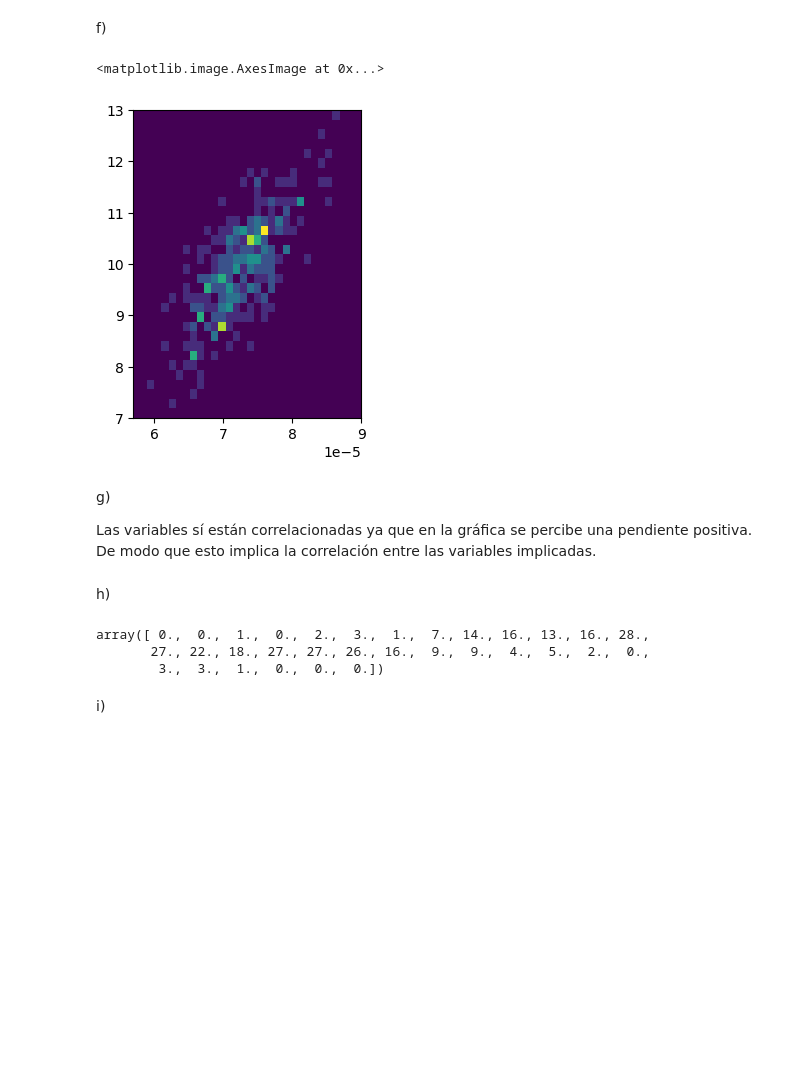
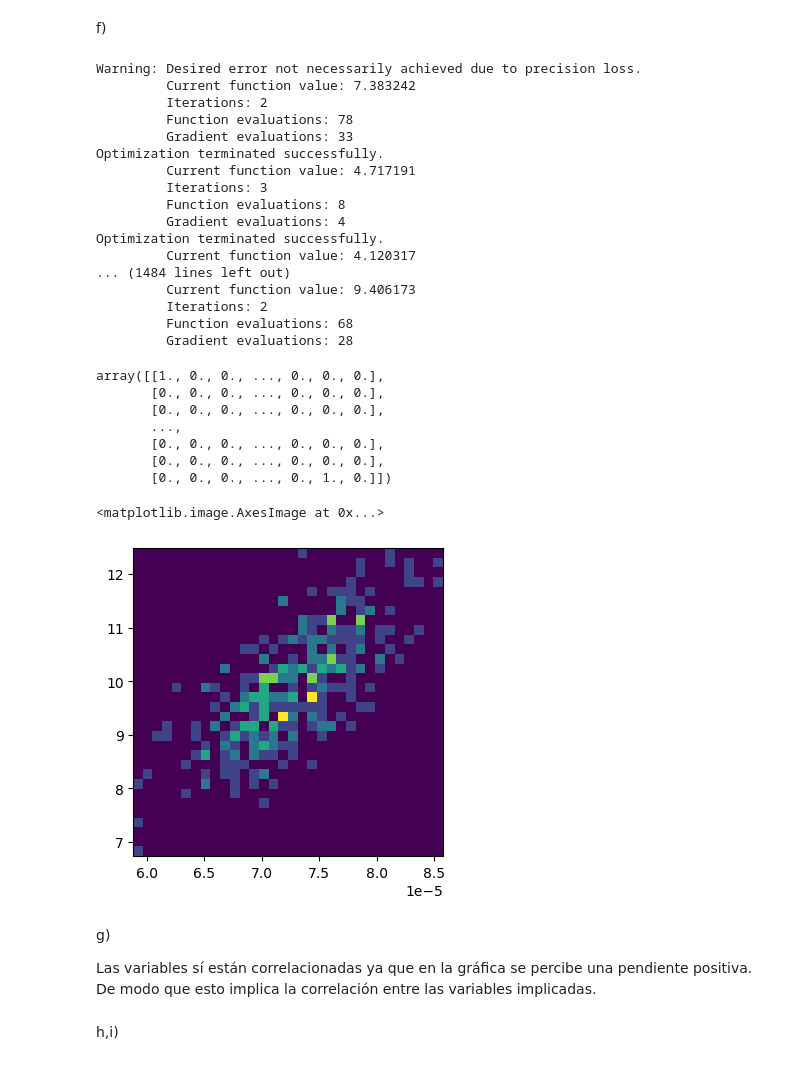
Before and after one commit to lsperezm/Metodos1-LauraPerez-SofiaLizarazo, a Jupyter notebook: Parcial4/Parcial4-LauraSofiaPerez-BrendaSofiaLizarazo.ipynb, the cells around one changed output. Cells and saved outputs as stored; diff of their text form; code cells hidden in the pictures; blank space fills up the shorter version.

```diff
--- a/Parcial4/Parcial4-LauraSofiaPerez-BrendaSofiaLizarazo.ipynb
+++ b/Parcial4/Parcial4-LauraSofiaPerez-BrendaSofiaLizarazo.ipynb
@@ -232,28 +200,68 @@ Warning: Desired error not necessarily achieved due to precision loss.
+# %%
+y_arr=np.array(y)
+h=np.array(h)
+sigmay_arr=np.array(sigmay)
+N=300
+# %%
+def Optimizar(lamb,y,h,sigmay):
+    Gravedad=np.zeros(300)
+    Omega=np.zeros(300)
+
+    for i in range(N):
+        g_i= 9.81+np.random.normal(loc=0,scale=1)
+        y_n=y_arr+np.random.normal(loc=0,scale=sigmay_arr[0],size=len(y_arr))
+        Gravedad[i]=g_i
+        optim = spo.minimize( nll, p0, args=(h,y_n,sigmay,lamb,g_i),options={'disp':True} )
+        Omega[i]=optim.x
+
+    return Omega,Gravedad
 # %% [markdown]
 f)
+# %%
+def DistConjunta(Omega,Gravedad):
+    binsx=np.linspace(min(Omega),max(Omega),33)
+    binsy=np.linspace(min(Gravedad),max(Gravedad),33)
+    H2,binsx,binsy = np.histogram2d(Omega,Gravedad,bins=(binsx,binsy))
+
+    return H2,binsx,binsy
 # %%
-binsx=np.linspace(5.7e-5,9e-5,33)
-binsy=np.linspace(7,13,33)
-H2,binsx,binsy = np.histogram2d(Omega,Gravedad,bins=(binsx,binsy))
-
-fig = plt.figure(figsize=(10,4))
-ax = fig.add_subplot(131)
-plt.imshow(H2.T, origin='lower', extent=[binsx[0], binsx[-1], binsy[0], binsy[-1]], aspect='auto')
+Omega_30,Gravedad_30=Optimizar(30,y_arr,h,sigmay_arr)
+H230,binsx30,binsy30=DistConjunta(Omega_30,Gravedad_30)
+H230
 # %% [output]
-<matplotlib.image.AxesImage at 0x...>
+Warning: Desired error not necessarily achieved due to precision loss.
+         Current function value: 7.383242
+         Iterations: 2
+         Function evaluations: 78
+         Gradient evaluations: 33
+Optimization terminated successfully.
+         Current function value: 4.717191
+         Iterations: 3
+         Function evaluations: 8
+         Gradient evaluations: 4
+Optimization terminated successfully.
+         Current function value: 4.120317
+... (1484 lines left out)
+         Current function value: 9.406173
+         Iterations: 2
+         Function evaluations: 68
+         Gradient evaluations: 28
-[figure, removed]
+array([[1., 0., 0., ..., 0., 0., 0.],
+       [0., 0., 0., ..., 0., 0., 0.],
+       [0., 0., 0., ..., 0., 0., 0.],
+       ...,
+       [0., 0., 0., ..., 0., 0., 0.],
+       [0., 0., 0., ..., 0., 0., 0.],
+       [0., 0., 0., ..., 0., 1., 0.]])
+# %%
+fig= plt.figure(figsize=(4,4))
+plt.imshow(H230.T, origin='lower', extent=[binsx30[0], binsx30[-1], binsy30[0], binsy30[-1]], aspect='auto')
+# %% [output]
+<matplotlib.image.AxesImage at 0x...>
+[figure, added]
 # %% [markdown]
 g)
 
 Las variables sí están correlacionadas ya que en la gráfica se percibe una pendiente positiva. De modo que esto implica la correlación entre las variables implicadas.
-# %% [markdown]
-h)
-# %%
-H1=np.sum(H2,axis=1)
-H1
-# %% [output]
-array([ 0.,  0.,  1.,  0.,  2.,  3.,  1.,  7., 14., 16., 13., 16., 28.,
-       27., 22., 18., 27., 27., 26., 16.,  9.,  9.,  4.,  5.,  2.,  0.,
-        3.,  3.,  1.,  0.,  0.,  0.])
 # %% [markdown]
-i)
+h,i)
```
Also changed, not shown: parts of 16 cells of this notebook.
